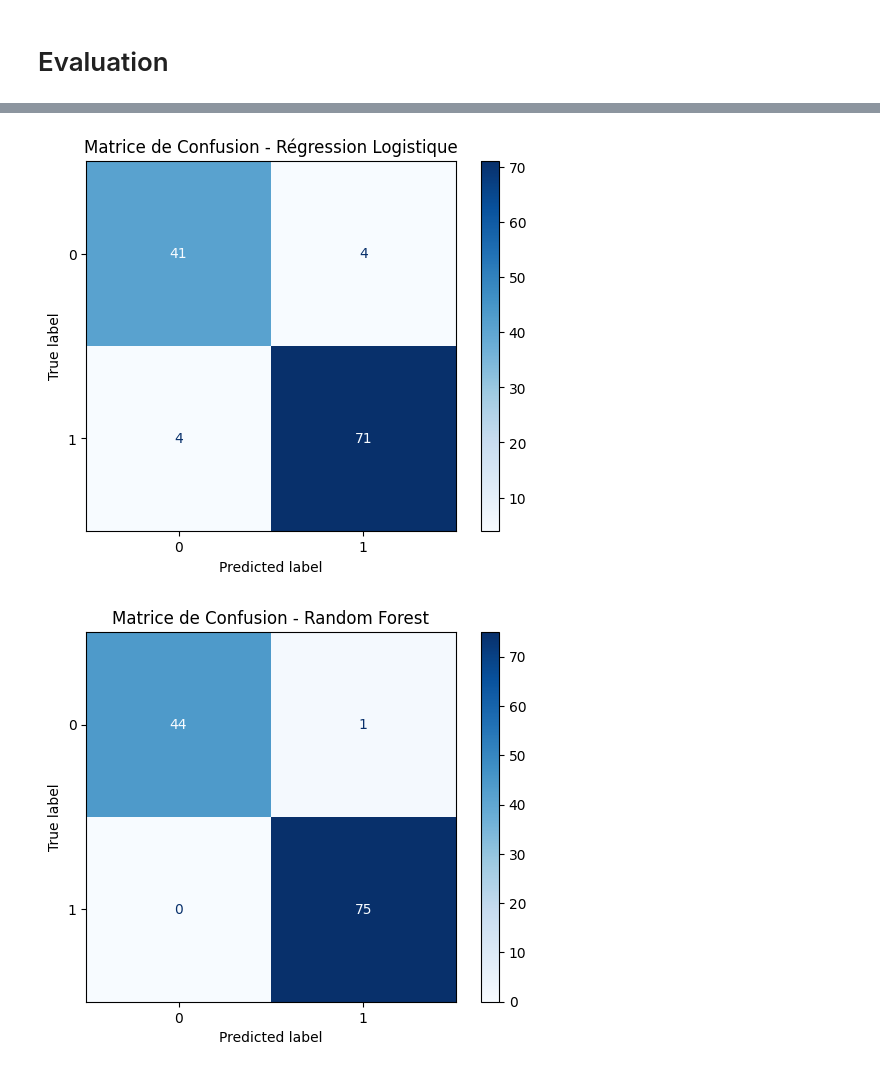
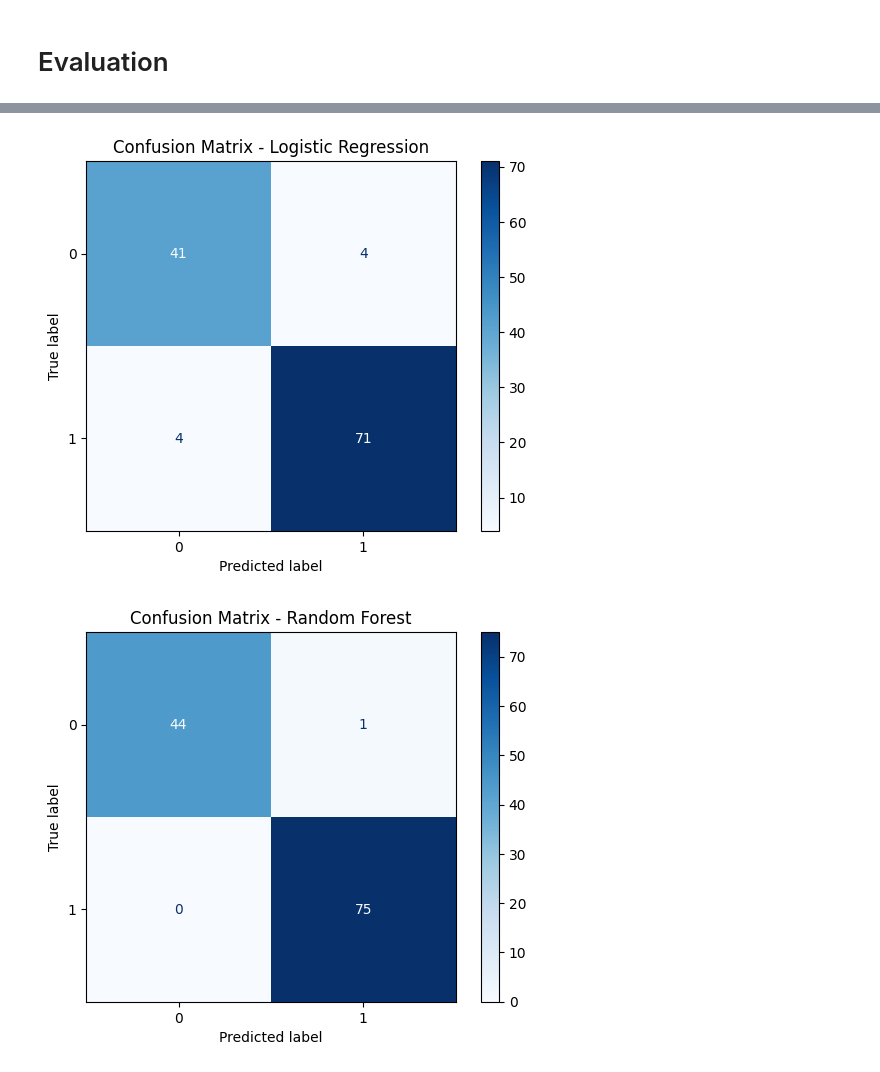
Before and after one commit to hepi1911/ML, a Jupyter notebook: Project_Machine_Learning.ipynb, the cells around one changed output, grey strips where cells are left out. Cells and saved outputs as stored; diff of their text form; code cells hidden in the pictures.

```diff
--- a/Project_Machine_Learning.ipynb
+++ b/Project_Machine_Learning.ipynb
@@ -1060,22 +1074,22 @@ SVM - Accuracy: 0.625
 Decision Tree - Accuracy: 0.9916666666666667
 Gradient Boosting - Accuracy: 0.9916666666666667
 # %%
-# Fonction pour afficher la matrice de confusion
+# Function for displaying the confusion matrix
 def plot_confusion_matrix(model, X_test, y_test, model_name):
     y_pred = model.predict(X_test)
     cm = confusion_matrix(y_test, y_pred)
     disp = ConfusionMatrixDisplay(confusion_matrix=cm, display_labels=model.classes_)
     disp.plot(cmap=plt.cm.Blues)
-    plt.title(f'Matrice de Confusion - {model_name}')
+    plt.title(f'Confusion Matrix - {model_name}')
     plt.show()
 
-# Afficher les matrices de confusion pour chaque modèle
-plot_confusion_matrix(model_lr, X_test, y_test, 'Régression Logistique')
+# Display the confusion matrices for each model
+plot_confusion_matrix(model_lr, X_test, y_test, 'Logistic Regression')
 plot_confusion_matrix(rf_model, X_test_scaled, y_test, 'Random Forest')
 plot_confusion_matrix(model_knn, X_test, y_test, 'KNN')
 plot_confusion_matrix(svm_model, X_test, y_test, 'SVM')
 plot_confusion_matrix(dt_model, X_test, y_test, 'Decision Tree')
 plot_confusion_matrix(gb_model, X_test, y_test, 'Gradient Boosting')
 # %% [output]
-[figure, old version]
+[figure, new version]
-[figure, old version]
+[figure, new version]
```
Also changed, not shown: parts of 22 cells of this notebook.
